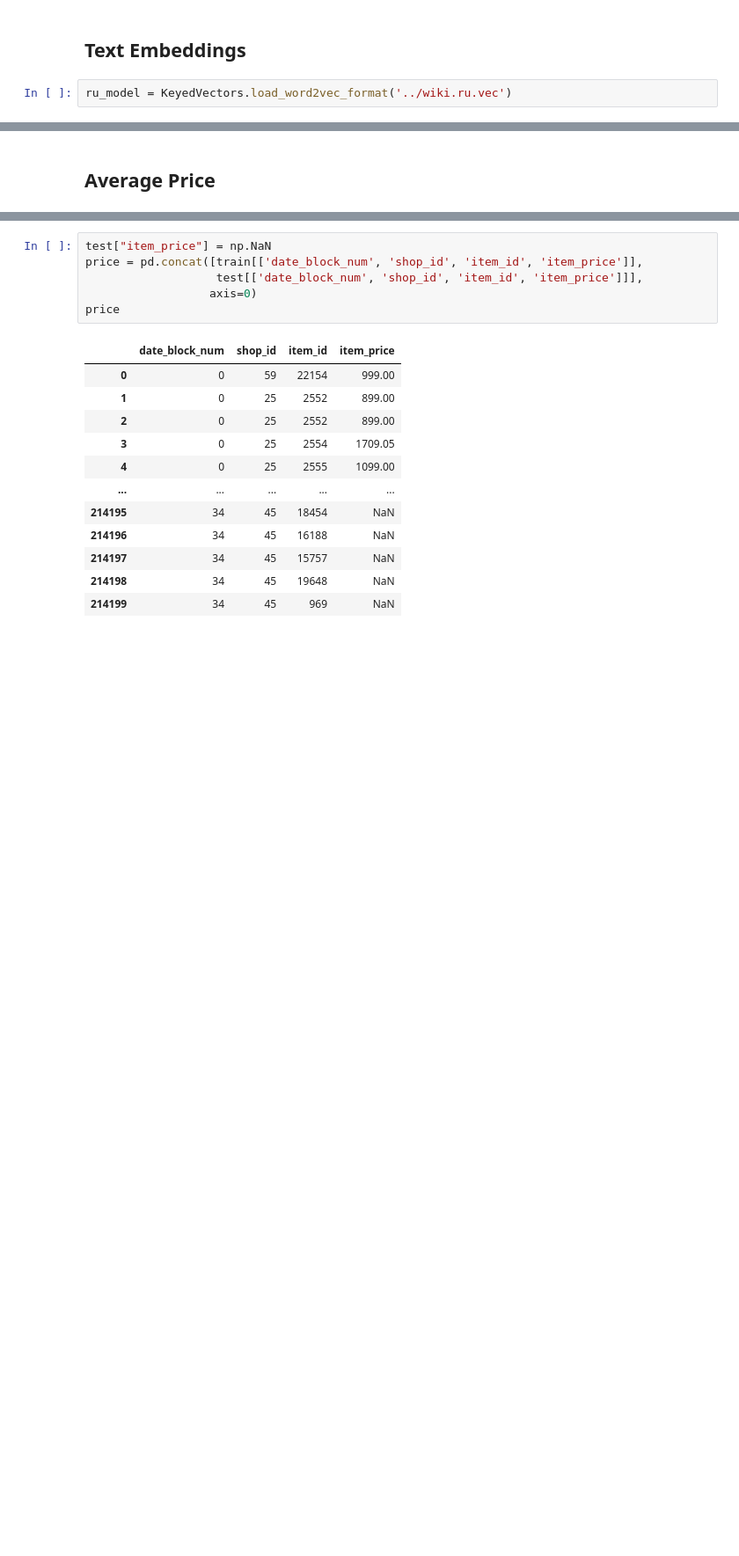
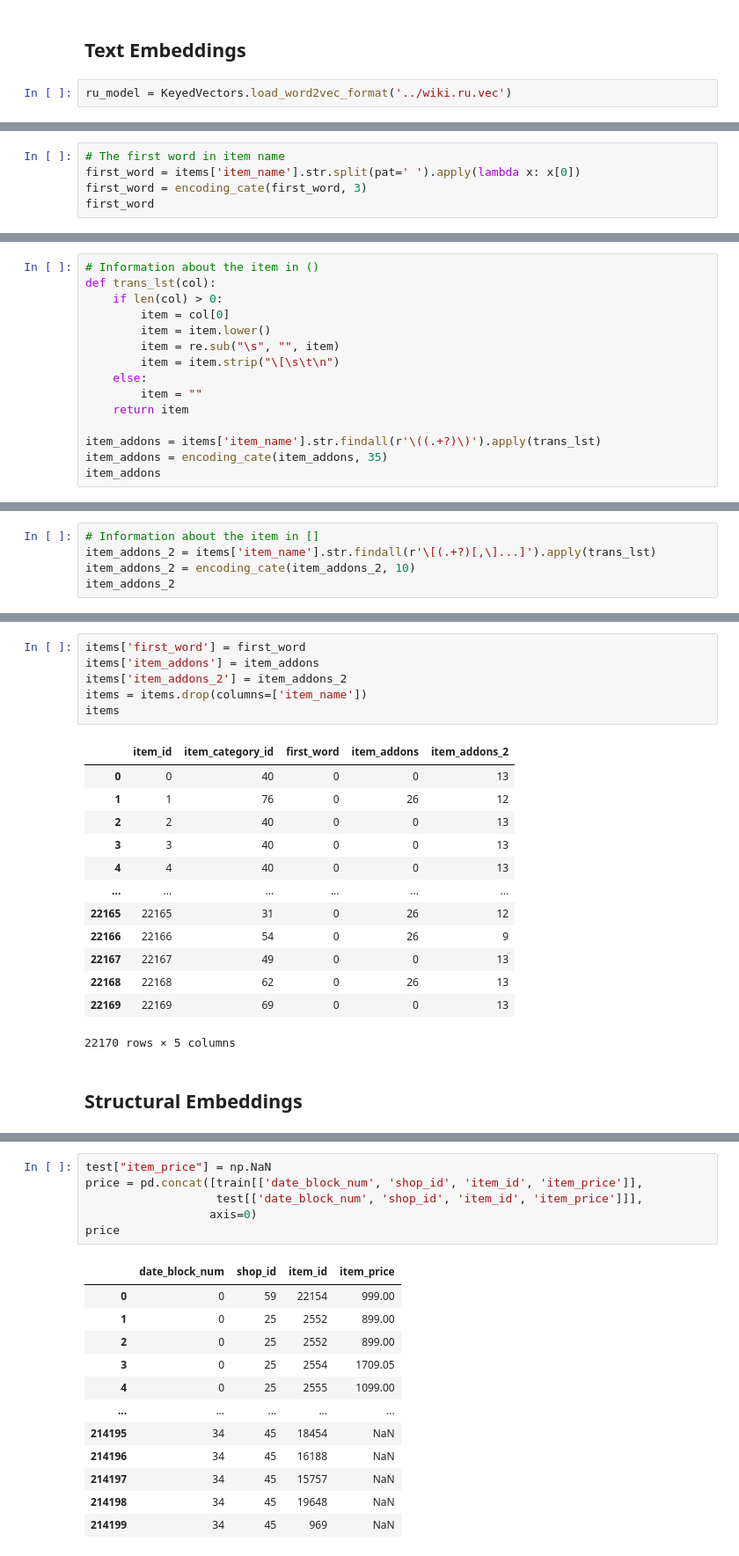
Before and after one commit to ShupeiLi/predict-future-sales, a Jupyter notebook: models.ipynb, the cells around one changed output, grey strips where cells are left out. Shown at 88% size. Saved outputs shown, nothing was run; the diff lists cells and outputs as text; blank space fills up the shorter version.

Commit message:
Text Embeddings

```diff
--- a/models.ipynb
+++ b/models.ipynb
@@ -343,0 +430,5 @@ shops = pd.concat([shops, pd.Series(list(shops_feature)).to_frame("shop_name_fea
+# %%
+# The first word in item name
+first_word = items['item_name'].str.split(pat=' ').apply(lambda x: x[0])
+first_word = encoding_cate(first_word, 3)
+first_word
@@ -343,0 +449,15 @@ shops = pd.concat([shops, pd.Series(list(shops_feature)).to_frame("shop_name_fea
+# %%
+# Information about the item in ()
+def trans_lst(col):
+    if len(col) > 0:
+        item = col[0]
+        item = item.lower()
+        item = re.sub("\s", "", item)
+        item = item.strip("\[\s\t\n")
+    else:
+        item = ""
+    return item
+
+item_addons = items['item_name'].str.findall(r'\((.+?)\)').apply(trans_lst)
+item_addons = encoding_cate(item_addons, 35)
+item_addons
@@ -343,0 +478,5 @@ shops = pd.concat([shops, pd.Series(list(shops_feature)).to_frame("shop_name_fea
+# %%
+# Information about the item in []
+item_addons_2 = items['item_name'].str.findall(r'\[(.+?)[,\]...]').apply(trans_lst)
+item_addons_2 = encoding_cate(item_addons_2, 10)
+item_addons_2
@@ -344,2 +497,22 @@ shops = pd.concat([shops, pd.Series(list(shops_feature)).to_frame("shop_name_fea
+# %%
+items['first_word'] = first_word
+items['item_addons'] = item_addons
+items['item_addons_2'] = item_addons_2
+items = items.drop(columns=['item_name'])
+items
+# %% [output]
+|  | item_id | item_category_id | first_word | item_addons | item_addons_2 |
+| 0 | 0 | 40 | 0 | 0 | 13 |
+| 1 | 1 | 76 | 0 | 26 | 12 |
+| 2 | 2 | 40 | 0 | 0 | 13 |
+| 3 | 3 | 40 | 0 | 0 | 13 |
+| 4 | 4 | 40 | 0 | 0 | 13 |
+| ... | ... | ... | ... | ... | ... |
+| 22165 | 22165 | 31 | 0 | 26 | 12 |
+| 22166 | 22166 | 54 | 0 | 26 | 9 |
+| 22167 | 22167 | 49 | 0 | 0 | 13 |
+| 22168 | 22168 | 62 | 0 | 26 | 13 |
+| 22169 | 22169 | 69 | 0 | 0 | 13 |
+22170 rows × 5 columns
 # %% [markdown]
-## Average Price
+## Structural Embeddings
```
Also changed, not shown: parts of 26 cells of this notebook.
